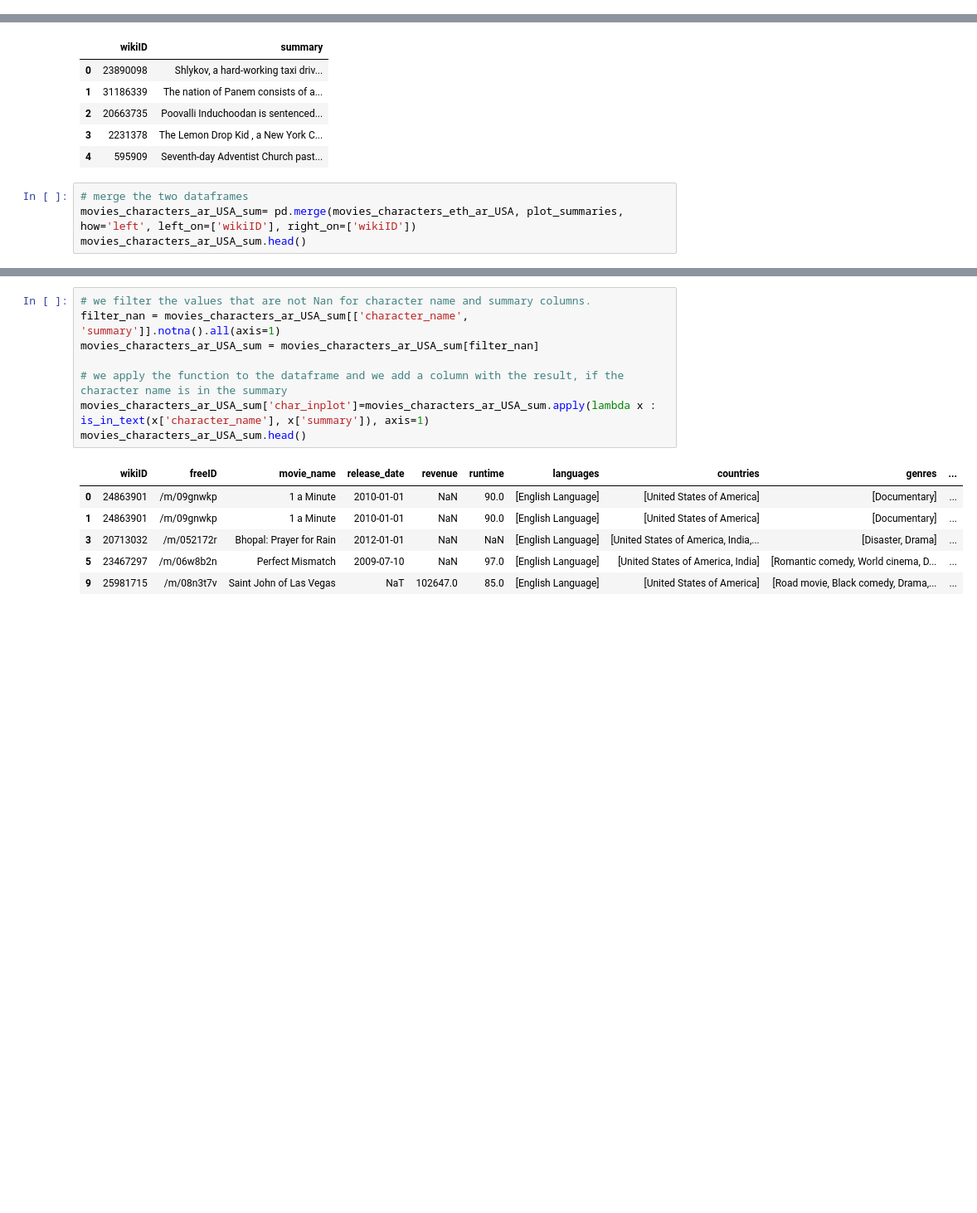
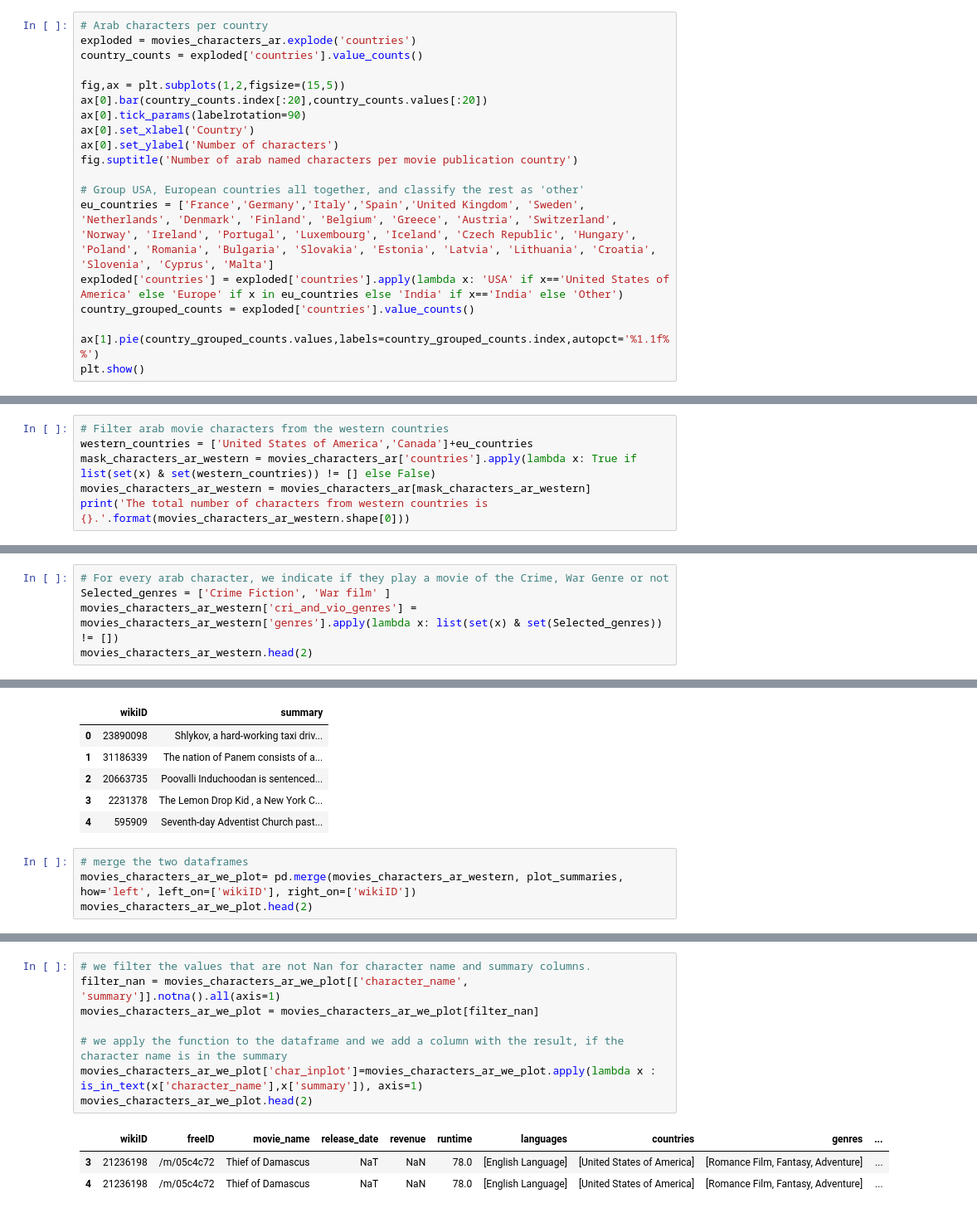
Before and after one commit to epfl-ada/ada-2023-project-pinacolada, a Jupyter notebook: P2.ipynb, the cells around one changed output, grey strips where cells are left out. Shown at 83% size. Saved outputs shown, nothing was run; the diff lists cells and outputs as text; blank space fills up the shorter version.

```diff
--- a/P2.ipynb
+++ b/P2.ipynb
@@ -395,0 +296,19 @@ Now, we want to understand if there is the character named in the text summary p
+# %%
+# Arab characters per country
+exploded = movies_characters_ar.explode('countries')
+country_counts = exploded['countries'].value_counts()
+
+fig,ax = plt.subplots(1,2,figsize=(15,5))
+ax[0].bar(country_counts.index[:20],country_counts.values[:20])
+ax[0].tick_params(labelrotation=90)
+ax[0].set_xlabel('Country')
+ax[0].set_ylabel('Number of characters')
+fig.suptitle('Number of arab named characters per movie publication country')
+
+# Group USA, European countries all together, and classify the rest as 'other'
+eu_countries = ['France','Germany','Italy','Spain','United Kingdom', 'Sweden', 'Netherlands', 'Denmark', 'Finland', 'Belgium', 'Greece', 'Austria', 'Switzerland', 'Norway', 'Ireland', 'Portugal', 'Luxembourg', 'Iceland', 'Czech Republic', 'Hungary', 'Poland', 'Romania', 'Bulgaria', 'Slovakia', 'Estonia', 'Latvia', 'Lithuania', 'Croatia', 'Slovenia', 'Cyprus', 'Malta']
+exploded['countries'] = exploded['countries'].apply(lambda x: 'USA' if x=='United States of America' else 'Europe' if x in eu_countries else 'India' if x=='India' else 'Other')
+country_grouped_counts = exploded['countries'].value_counts()
+
+ax[1].pie(country_grouped_counts.values,labels=country_grouped_counts.index,autopct='%1.1f%%')
+plt.show()
@@ -395,0 +338,6 @@ Now, we want to understand if there is the character named in the text summary p
+# %%
+# Filter arab movie characters from the western countries
+western_countries = ['United States of America','Canada']+eu_countries
+mask_characters_ar_western = movies_characters_ar['countries'].apply(lambda x: True if list(set(x) & set(western_countries)) != [] else False)
+movies_characters_ar_western = movies_characters_ar[mask_characters_ar_western]
+print('The total number of characters from western countries is {}.'.format(movies_characters_ar_western.shape[0]))
@@ -395,0 +378,5 @@ Now, we want to understand if there is the character named in the text summary p
+# %%
+# For every arab character, we indicate if they play a movie of the Crime, War Genre or not
+Selected_genres = ['Crime Fiction', 'War film' ]
+movies_characters_ar_western['cri_and_vio_genres'] = movies_characters_ar_western['genres'].apply(lambda x: list(set(x) & set(Selected_genres)) != [])
+movies_characters_ar_western.head(2)
@@ -406,7 +435,7 @@ plot_summaries.head()
 | 4 | 595909 | Seventh-day Adventist Church past... |
 # %%
 # merge the two dataframes
-movies_characters_ar_USA_sum= pd.merge(movies_characters_eth_ar_USA, plot_summaries, how='left', left_on=['wikiID'], right_on=['wikiID'])
-movies_characters_ar_USA_sum.head()
+movies_characters_ar_we_plot= pd.merge(movies_characters_ar_western, plot_summaries, how='left', left_on=['wikiID'], right_on=['wikiID'])
+movies_characters_ar_we_plot.head(2)
 # %% [output]
 |  | wikiID | freeID | movie_name | release_date | revenue | runtime | languages | countries | genres | ... |
@@ -435,15 +457,12 @@ False
 # %%
 # we filter the values that are not Nan for character name and summary columns.
-filter_nan = movies_characters_ar_USA_sum[['character_name', 'summary']].notna().all(axis=1)
-movies_characters_ar_USA_sum = movies_characters_ar_USA_sum[filter_nan]
+filter_nan = movies_characters_ar_we_plot[['character_name', 'summary']].notna().all(axis=1)
+movies_characters_ar_we_plot = movies_characters_ar_we_plot[filter_nan]
 
 # we apply the function to the dataframe and we add a column with the result, if the character name is in the summary
-movies_characters_ar_USA_sum['char_inplot']=movies_characters_ar_USA_sum.apply(lambda x : is_in_text(x['character_name'], x['summary']), axis=1)
-movies_characters_ar_USA_sum.head()
+movies_characters_ar_we_plot['char_inplot']=movies_characters_ar_we_plot.apply(lambda x : is_in_text(x['character_name'],x['summary']), axis=1)
+movies_characters_ar_we_plot.head(2)
 # %% [output]
 |  | wikiID | freeID | movie_name | release_date | revenue | runtime | languages | countries | genres | ... |
-| 0 | 24863901 | /m/09gnwkp | 1 a Minute | 2010-01-01 | NaN | 90.0 | [English Language] | [United States of America] | [Documentary] | ... |
-| 1 | 24863901 | /m/09gnwkp | 1 a Minute | 2010-01-01 | NaN | 90.0 | [English Language] | [United States of America] | [Documentary] | ... |
-| 3 | 20713032 | /m/052172r | Bhopal: Prayer for Rain | 2012-01-01 | NaN | NaN | [English Language] | [United States of America, India,... | [Disaster, Drama] | ... |
-| 5 | 23467297 | /m/06w8b2n | Perfect Mismatch | 2009-07-10 | NaN | 97.0 | [English Language] | [United States of America, India] | [Romantic comedy, World cinema, D... | ... |
-| 9 | 25981715 | /m/08n3t7v | Saint John of Las Vegas | NaT | 102647.0 | 85.0 | [English Language] | [United States of America] | [Road movie, Black comedy, Drama,... | ... |
+| 3 | 21236198 | /m/05c4c72 | Thief of Damascus | NaT | NaN | 78.0 | [English Language] | [United States of America] | [Romance Film, Fantasy, Adventure] | ... |
+| 4 | 21236198 | /m/05c4c72 | Thief of Damascus | NaT | NaN | 78.0 | [English Language] | [United States of America] | [Romance Film, Fantasy, Adventure] | ... |
```
Also changed, not shown: parts of 86 cells of this notebook.
